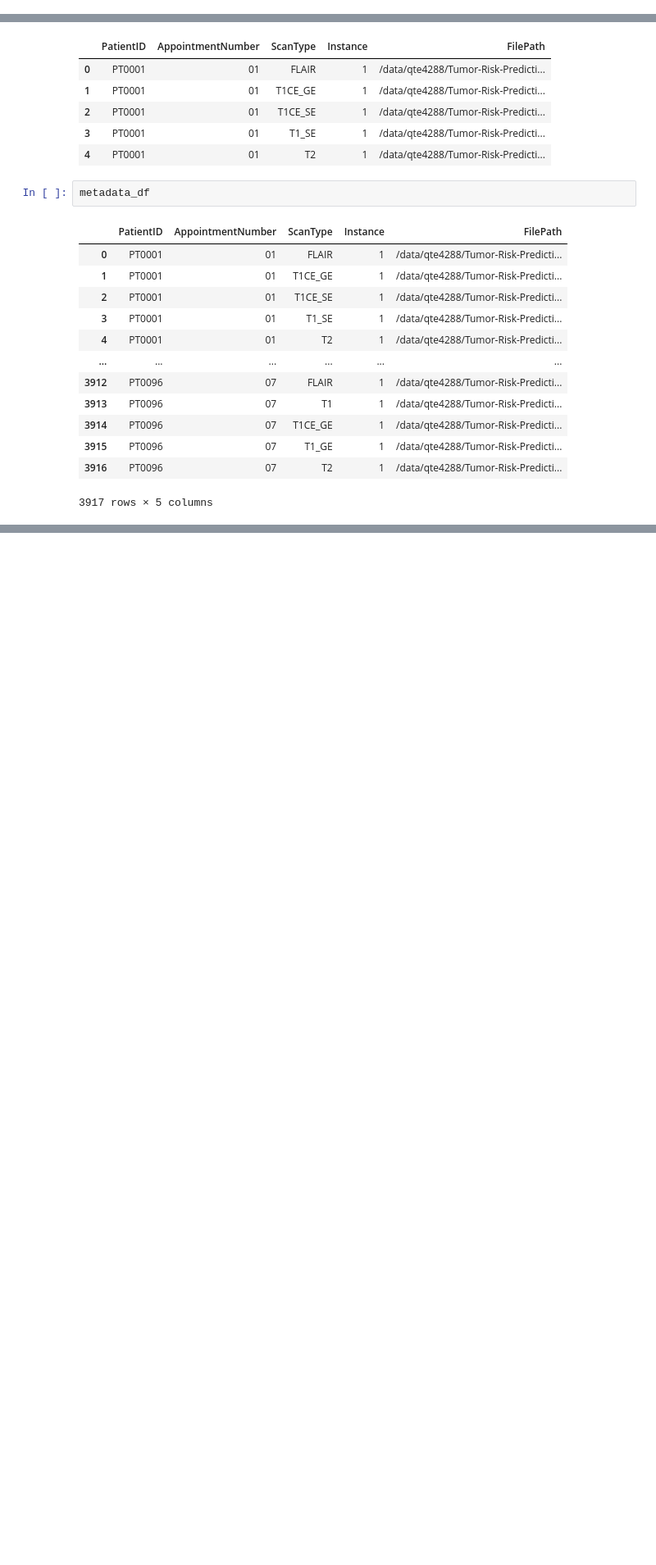
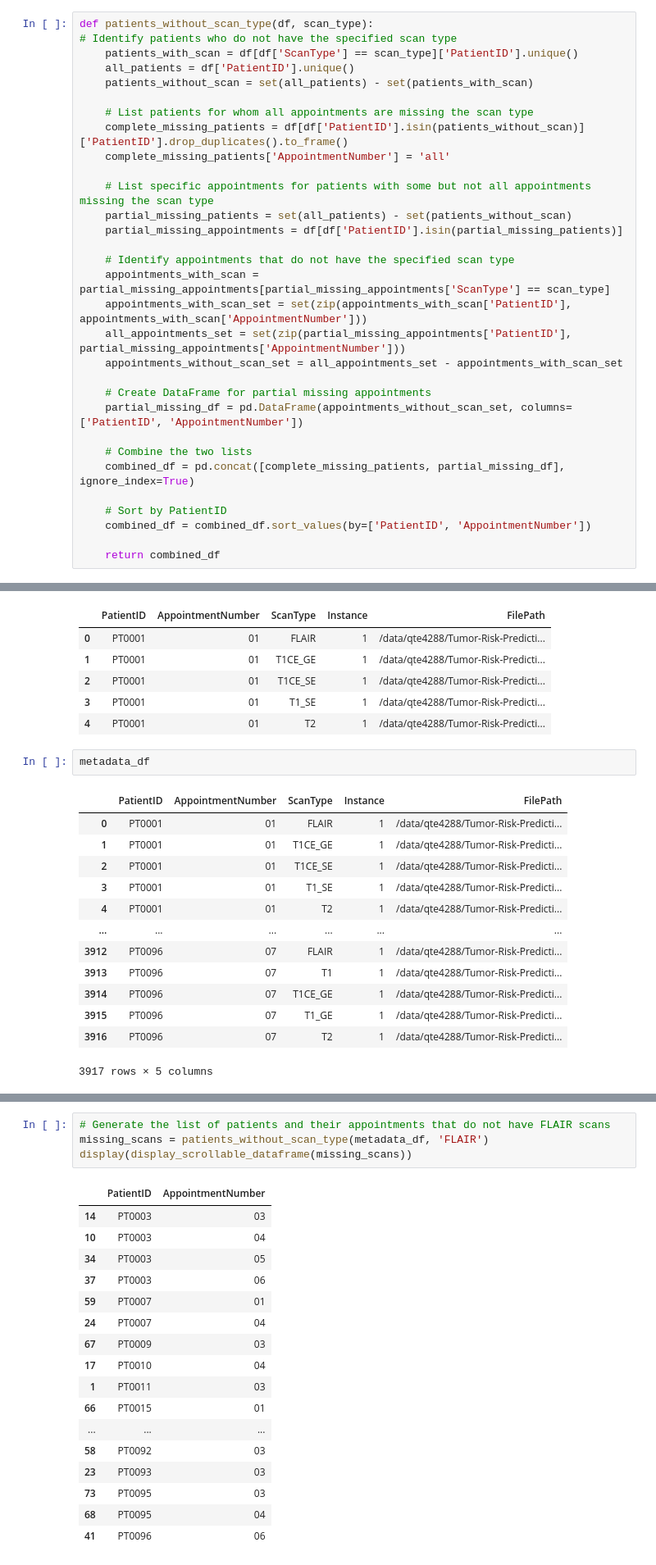
Before and after one commit to shubhi/Tumor-Risk-Prediction, a Jupyter notebook: notebooks/dataset.ipynb, the cells around one changed output, grey strips where cells are left out. Shown at 82% size. Drawn from its saved outputs; the diff is of its cells as text; blank space fills up the shorter version.

```diff
--- a/notebooks/dataset.ipynb
+++ b/notebooks/dataset.ipynb
@@ -42,0 +110,31 @@ def extract_metadata(base_dir):
+# %%
+def patients_without_scan_type(df, scan_type):
+# Identify patients who do not have the specified scan type
+    patients_with_scan = df[df['ScanType'] == scan_type]['PatientID'].unique()
+    all_patients = df['PatientID'].unique()
+    patients_without_scan = set(all_patients) - set(patients_with_scan)
+
+    # List patients for whom all appointments are missing the scan type
+    complete_missing_patients = df[df['PatientID'].isin(patients_without_scan)]['PatientID'].drop_duplicates().to_frame()
+    complete_missing_patients['AppointmentNumber'] = 'all'
+
+    # List specific appointments for patients with some but not all appointments missing the scan type
+    partial_missing_patients = set(all_patients) - set(patients_without_scan)
+    partial_missing_appointments = df[df['PatientID'].isin(partial_missing_patients)]
+
+    # Identify appointments that do not have the specified scan type
+    appointments_with_scan = partial_missing_appointments[partial_missing_appointments['ScanType'] == scan_type]
+    appointments_with_scan_set = set(zip(appointments_with_scan['PatientID'], appointments_with_scan['AppointmentNumber']))
+    all_appointments_set = set(zip(partial_missing_appointments['PatientID'], partial_missing_appointments['AppointmentNumber']))
+    appointments_without_scan_set = all_appointments_set - appointments_with_scan_set
+
+    # Create DataFrame for partial missing appointments
+    partial_missing_df = pd.DataFrame(appointments_without_scan_set, columns=['PatientID', 'AppointmentNumber'])
+
+    # Combine the two lists
+    combined_df = pd.concat([complete_missing_patients, partial_missing_df], ignore_index=True)
+
+    # Sort by PatientID
+    combined_df = combined_df.sort_values(by=['PatientID', 'AppointmentNumber'])
+
+    return combined_df
@@ -90,0 +236,22 @@ metadata_df.to_csv("/home/qte4288/Projects/Tumor-Risk-Prediction/data/metadata.c
+# %%
+# Generate the list of patients and their appointments that do not have FLAIR scans
+missing_scans = patients_without_scan_type(metadata_df, 'FLAIR')
+display(display_scrollable_dataframe(missing_scans))
+# %% [output]
+|  | PatientID | AppointmentNumber |
+| 14 | PT0003 | 03 |
+| 10 | PT0003 | 04 |
+| 34 | PT0003 | 05 |
+| 37 | PT0003 | 06 |
+| 59 | PT0007 | 01 |
+| 24 | PT0007 | 04 |
+| 67 | PT0009 | 03 |
+| 17 | PT0010 | 04 |
+| 1 | PT0011 | 03 |
+| 66 | PT0015 | 01 |
+| ... | ... | ... |
+| 58 | PT0092 | 03 |
+| 23 | PT0093 | 03 |
+| 73 | PT0095 | 03 |
+| 68 | PT0095 | 04 |
+| 41 | PT0096 | 06 |
```
Also changed, not shown: parts of 16 cells of this notebook.
